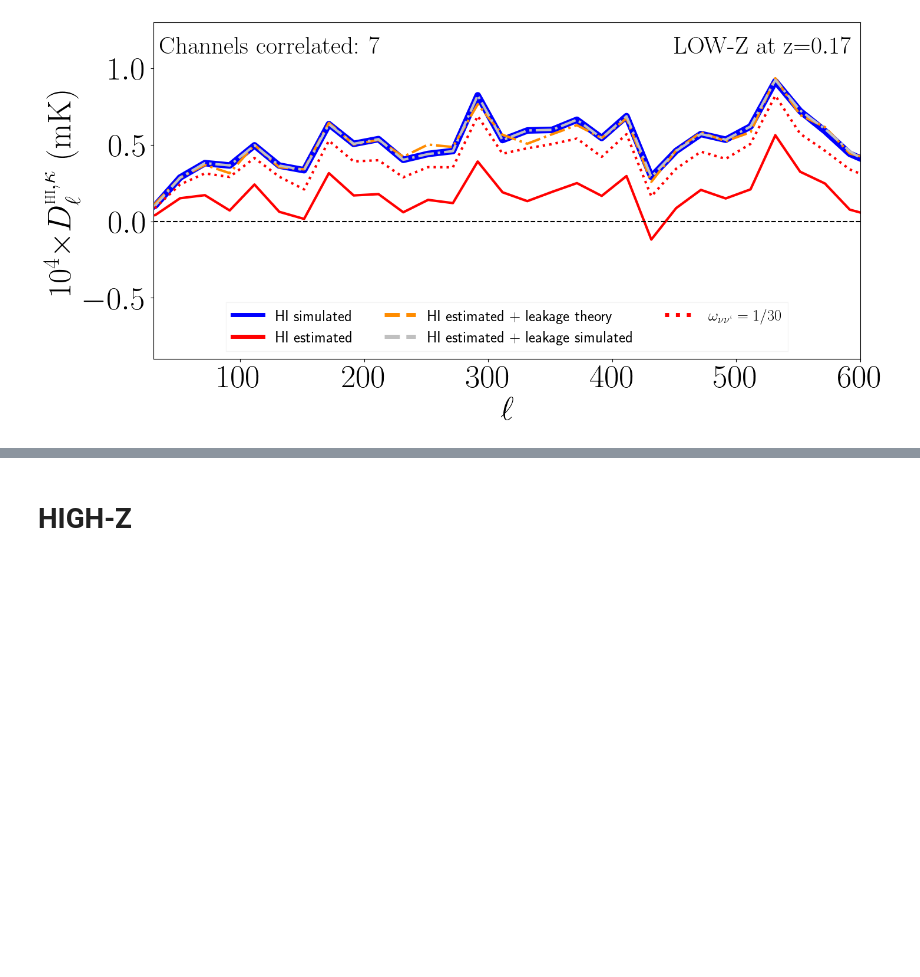
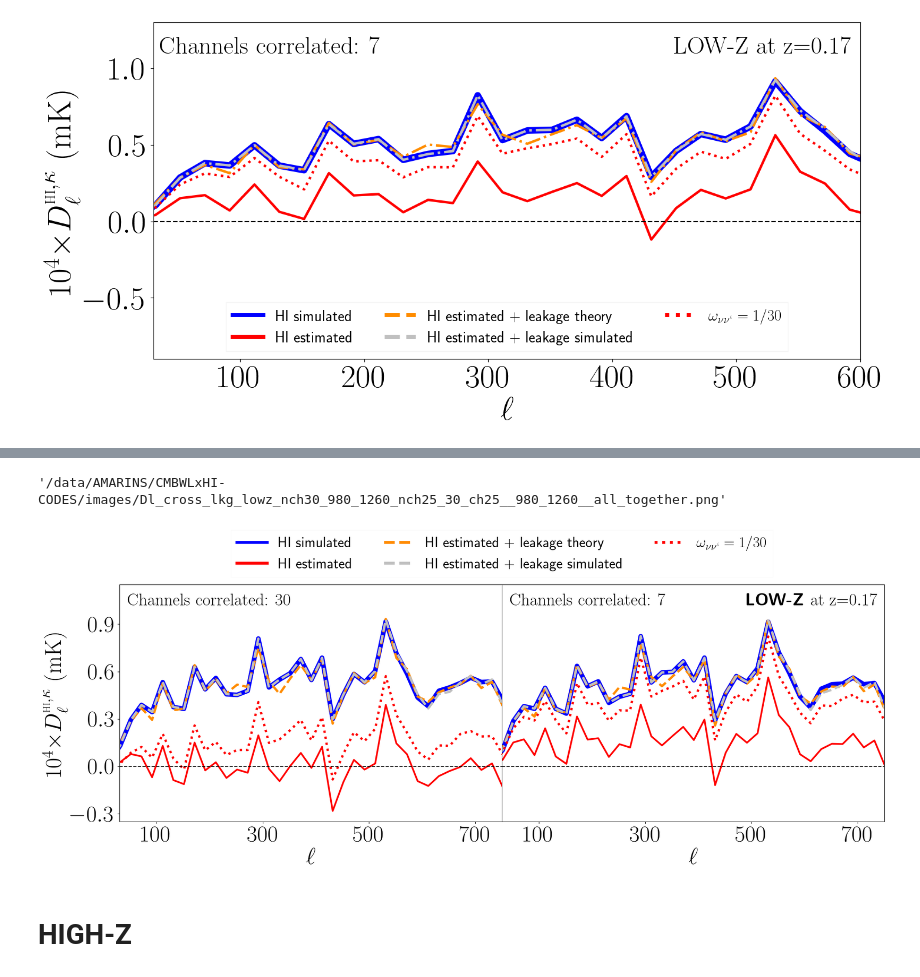
Before and after one commit to armarins/CMBWLxHI, a Jupyter notebook: notebooks/Part5_APS_leakage_correction.ipynb, the cells around one changed output, grey strips where cells are left out. Saved outputs shown, nothing was run; the diff lists cells and outputs as text; code cells hidden in the pictures; blank space fills up the shorter version.

```diff
--- a/notebooks/Part5_APS_leakage_correction.ipynb
+++ b/notebooks/Part5_APS_leakage_correction.ipynb
@@ -513,3 +423,83 @@ pathname
+# %%
+##### fig   = plt.figure()
+grid  = plt.GridSpec(1,2,top=1.3,right=3, wspace=0)
+############################################################
+savefigs = True
+ins ='ns3'
+numin,numax,nch = 980,1260,30
+zeff     = cxft.get_zeff(numin =numin, numax =numax, nbands= nch, n_curves=nch)['zeff'][ich]
+fact_exp = 4
+fact     = 10**fact_exp
+ncorr=30
+cyticks = [ -0.3, 0, 0.3, 0.6, 0.9]
+cxticks = [100,300,500, 700]
+############################################################
+ax = plt.subplot(grid[0,0])
+ax.plot(  leff, fact*feff*b.bin_cell(CLs_dict_cmb[ins]['cl_cx_f1_f2_sim_sim'][ich])                                                             , c=my_cmap(1) , lw=8)#, label='HI sim (cmb)')
+ax.plot(  leff, fact*feff*b.bin_cell(CLs_dict_cmb[ins]['cl_cx_f1_f2_rec_sim'][ich])                                                             , c=my_cmap(2) , lw=3)
+ax.plot(  leff, fact*feff*b.bin_cell(CLs_dict_cmb[ins]['cl_cx_f1_f2_rec_sim'][ich]+cx_lkg_th_cmb[ich] )                                         , c=my_cmap(11), lw=4, ls='dashed'    )
+ax.plot(  leff, fact*feff*b.bin_cell(CLs_dict_cmb[ins]['cl_cx_f1_f2_rec_sim'][ich]+cx_lkg_sim_cmb[ich])                                         , c=my_cmap(14), lw=4, ls='dashed')
+ax.plot(  leff, fact*feff*b.bin_cell(CLs_dict_cmb[ins]['cl_cx_f1_f2_sim_sim'][ich]-np.sum(CLs_dict_cmb[ins]['cl_cx_f1_f2_sim_sim'],axis=0)/nch) , c=my_cmap(2) , lw=4, ls='dotted')
+ax.set_ylabel(r'$10^{'+str(fact_exp)+'}$' + r'$\times D_{\ell}^{\LARGE{\textrm{HI}},\tiny{\kappa}}\ (\textrm{mK})$', fontsize=40)#($\kappa, \textrm{HI}$)')
+ax.set_xlabel(r'$\ell$', fontsize=40)#($\kappa, \textrm{HI}$)')
+ax.set_yscale('linear'); ax.set_xscale('linear')
+ax.set_ylim(-0.35, 1.15)
+ax.set_xlim(30,750)
+ax.set_yticks(cyticks)
+ax.set_xticks(cxticks)
+ax.tick_params(axis='both', labelsize=40)
+ax.axhline(y=0, ls='dashed', color='black')
+###########################################################
+custom_lines = [Line2D([], [], color=my_cmap(1), linewidth=5, linestyle='solid'),
+                Line2D([], [], color=my_cmap(2), linewidth=5, linestyle='solid'),
+                Line2D([], [], color=my_cmap(11), linewidth=5, linestyle='dashed'),
+                Line2D([], [], color=my_cmap(14), linewidth=5, linestyle='dashed'),
+                Line2D([], [], color=my_cmap(2), linewidth=5, linestyle='dotted'),               ]
+
+ax.text(x=210-165, y=1.02, s=r'$\textrm{Channels correlated: } '+' {}$'.format(ncorr), fontdict=font_dict, size=30)
+############################################################
+ncorr=7
+ax    = plt.subplot(grid[0,1])
+ax.plot(  leff, fact*feff*b.bin_cell(CLs_dict_gal[ins]['cl_cx_f1_f2_sim_sim'][ich])                                                             , c=my_cmap(1) , lw=8)#, label='HI sim (cmb)')
+ax.plot(  leff, fact*feff*b.bin_cell(CLs_dict_gal[ins]['cl_cx_f1_f2_rec_sim'][ich])                                                             , c=my_cmap(2) , lw=3)
+ax.plot(  leff, fact*feff*b.bin_cell(CLs_dict_gal[ins]['cl_cx_f1_f2_rec_sim'][ich]+cx_lkg_th_gal[ich] )                                         , c=my_cmap(11), lw=4, ls='dashed'    )
+ax.plot(  leff, fact*feff*b.bin_cell(CLs_dict_gal[ins]['cl_cx_f1_f2_rec_sim'][ich]+cx_lkg_sim_gal[ich])                                         , c=my_cmap(14), lw=4, ls='dashed')
+ax.plot(  leff, fact*feff*b.bin_cell(CLs_dict_gal[ins]['cl_cx_f1_f2_sim_sim'][ich]-np.sum(CLs_dict_gal[ins]['cl_cx_f1_f2_sim_sim'],axis=0)/nch) , c=my_cmap(2) , lw=4, ls='dotted')
+ax.set_xlabel(r'$\ell$', fontsize=40)#($\kappa, \textrm{HI}$)')
+ax.set_yscale('linear'); ax.set_xscale('linear')
+ax.set_ylim(-0.35, 1.15)
+ax.set_xlim(30,750)
+ax.set_yticks(cyticks)
+ax.set_xticks(cxticks)
+ax.tick_params(axis='both', labelsize=40)
+ax.axhline(y=0, ls='dashed', color='black')
+ax.get_yaxis().set_visible(False)
+#ax.ticklabel_format(axis='y', style='sci', scilimits=(0,0))
+###########################################################
+custom_lines = [Line2D([], [], color=my_cmap(1), linewidth=5, linestyle='solid'),
+                Line2D([], [], color=my_cmap(2), linewidth=5, linestyle='solid'),
+                Line2D([], [], color=my_cmap(11), linewidth=5, linestyle='dashed'),
+                Line2D([], [], color=my_cmap(14), linewidth=5, linestyle='dashed'),
+                Line2D([], [], color=my_cmap(2), linewidth=5, linestyle='dotted'),               ]
+
+
+ax.legend(custom_lines, [r'HI simulated',
+                         r'HI estimated',
+                         'HI estimated + leakage theory',
+                         'HI estimated + leakage simulated',
+                         r'$\omega_{\nu\nu`}=1/'+'{}$'.format(nch)],
+         ncols=3, fontsize=26, loc='lower center',framealpha=0.1, fancybox=False,
+         bbox_to_anchor=(-0., 1.),  shadow=False,)#edgecolor='lightblue',
+
+ax.text(x=750-260, y=1.02,s=r'$\textbf{LOW-Z } \textrm{at z=}$'+r'${}$'.format(zeff), fontdict=font_dict)
+ax.text(x=210-165, y=1.02, s=r'$\textrm{Channels correlated: } '+' {}$'.format(ncorr), fontdict=font_dict, size=30)
+###########################################################
+pathname = '/data/AMARINS/CMBWLxHI-CODES/images/Dl_cross_lkg_{}_ch{}__{}_{}__all_together.png'.format(prefix, ich, numin, numax)
+if savefigs: plt.savefig(pathname, dpi=100, bbox_inches='tight')
+pathname
+# %% [output]
+'/data/AMARINS/CMBWLxHI-CODES/images/Dl_cross_lkg_lowz_nch30_980_1260_nch25_30_ch25__980_1260__all_together.png'
+[figure, added]
 # %% [markdown]
 # HIGH-Z
 # %%
```
Also changed, not shown: parts of 4 cells of this notebook, 10 other files.
